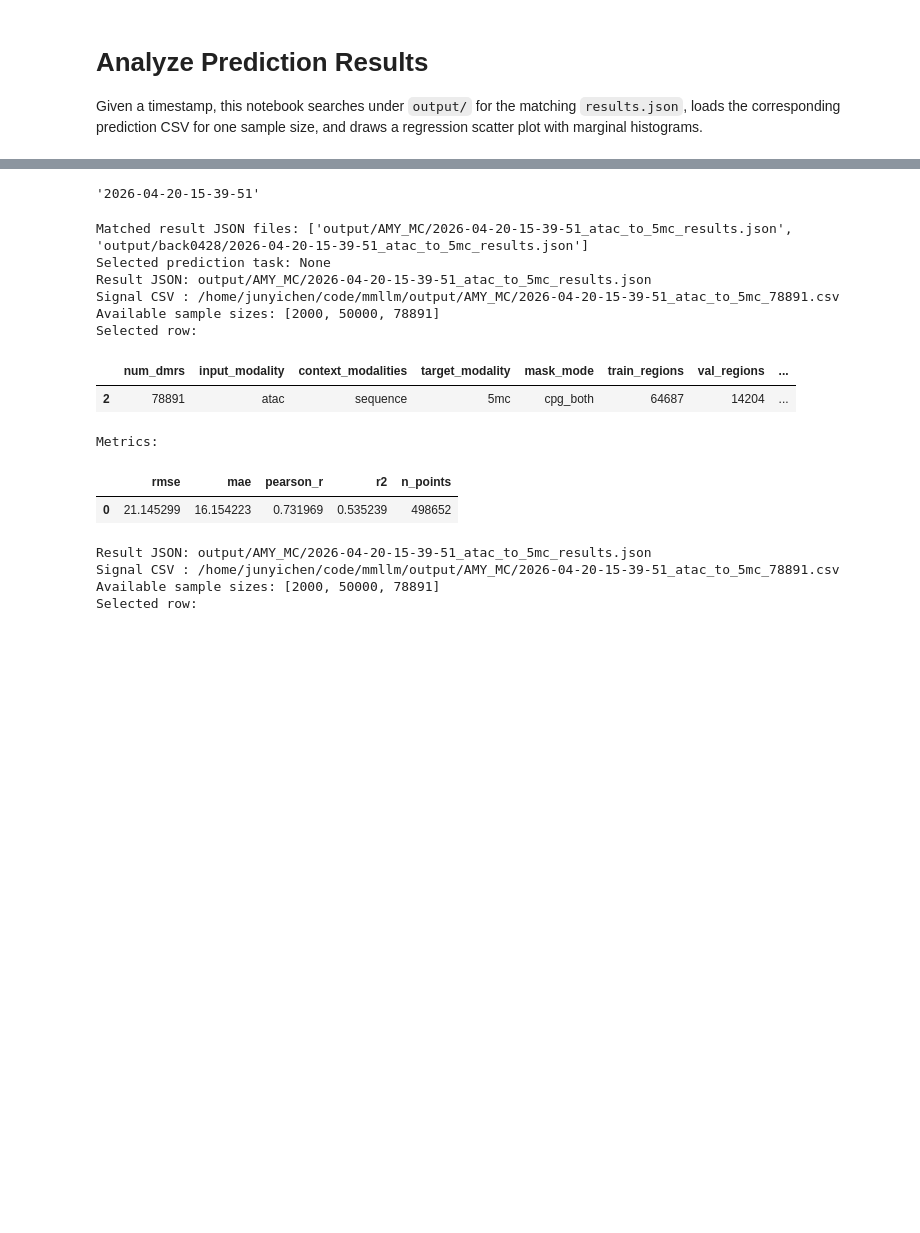
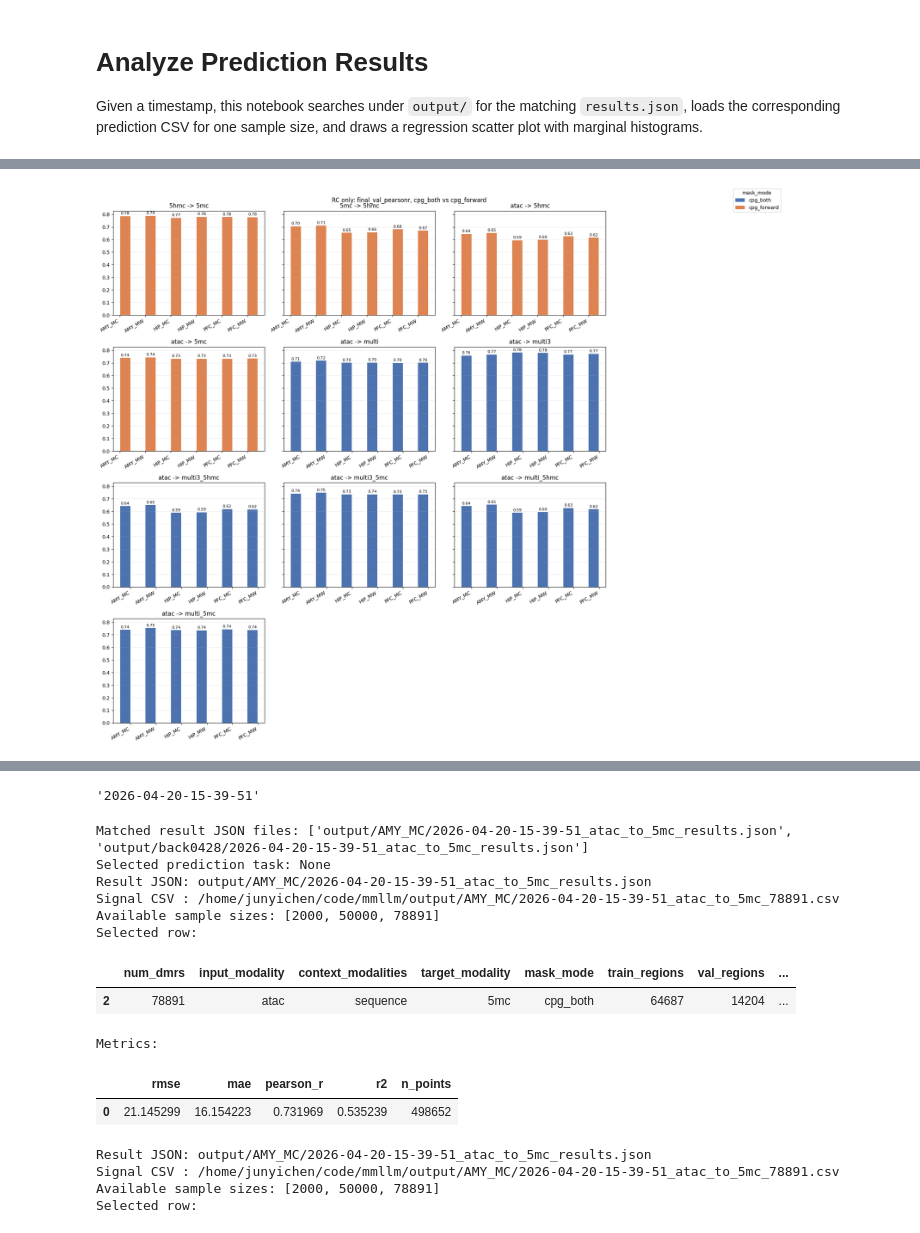
Before and after one commit to juychen/mmllm, a Jupyter notebook: analyze_prediction_results.ipynb, the cells around one changed output, grey strips where cells are left out. Drawn from its saved outputs; the diff is of its cells as text; code cells hidden in the pictures; blank space fills up the shorter version.

```diff
--- a/analyze_prediction_results.ipynb
+++ b/analyze_prediction_results.ipynb
@@ -190,0 +204,62 @@ line_df
+# %%
+# RC-only: compare final_val_pearsonr for cpg_both vs cpg_forward (side-by-side in same subplot)
+rc_df = plot_df[plot_df['rc_label'] == 'RC'].copy()
+if rc_df.empty:
+    print('No RC rows to plot.')
+else:
+    rc_df['mask_mode'] = rc_df['mask_mode'].fillna('None')
+    task_order_rc = sorted(rc_df['prediction_task'].dropna().unique())
+    # fixed order for side-by-side comparison
+    mask_modes = ['cpg_both', 'cpg_forward']
+    present = set(rc_df['mask_mode'].unique())
+    missing = [m for m in mask_modes if m not in present]
+    if missing:
+        print('Warning: missing mask_mode(s) in RC rows:', missing)
+    group_order = [f'{region}_{condition}' for region in ['AMY', 'HIP', 'PFC'] for condition in ['MC', 'MW']]
+    x = np.arange(len(group_order))
+    total_group_width = 0.84
+    bar_width = total_group_width / max(1, len(mask_modes))
+    palette = ['#4c72b0', '#dd8452']  # cpg_both, cpg_forward
+    ncols = min(3, len(task_order_rc))
+    nrows = (len(task_order_rc) + ncols - 1) // ncols
+    fig, axes = plt.subplots(nrows, ncols, figsize=(6 * ncols, 4 * max(1, nrows)), sharey=True)
+    if hasattr(axes, 'flatten'):
+        axes = list(axes.flatten())
+    else:
+        axes = [axes]
+    for idx, task_name in enumerate(task_order_rc):
+        axis = axes[idx]
+        task_rows = rc_df[rc_df['prediction_task'] == task_name].copy()
+        for m_i, m in enumerate(mask_modes):
+            values = []
+            for group in group_order:
+                subset = task_rows[(task_rows['group_label'] == group) & (task_rows['mask_mode'] == m)]
+                if not subset.empty:
+                    values.append(subset['final_val_pearsonr'].iloc[0])
+                else:
+                    values.append(np.nan)
+            offset = -total_group_width / 2 + (m_i + 0.5) * bar_width
+            bars = axis.bar(x + offset, values, width=bar_width * 0.95, color=palette[m_i], label=str(m))
+            # annotate each bar with the value (two decimals) if present
+            try:
+                vmax = float(np.nanmax(values)) if len(values) > 0 else 0.0
+            except Exception:
+                vmax = 0.0
+            y_offset = max(0.005, 0.01 * abs(vmax))
+            for bar in bars:
+                h = bar.get_height()
+                if not (isinstance(h, float) and np.isnan(h)):
+                    axis.text(bar.get_x() + bar.get_width() / 2.0, h + y_offset, f'{h:.2f}', ha='center', va='bottom', fontsize=8)
+        axis.set_title(task_name)
+        axis.set_xticks(x)
+        axis.set_xticklabels(group_order, rotation=30, ha='right')
+        axis.grid(axis='y', alpha=0.25)
+    for hide_idx in range(len(task_order_rc), len(axes)):
+        axes[hide_idx].set_visible(False)
+    handles, labels = axes[0].get_legend_handles_labels()
+    fig.legend(handles, labels, loc='upper left', bbox_to_anchor=(1.01, 1.0), title='mask_mode')
+    fig.suptitle('RC only: final_val_pearsonr, cpg_both vs cpg_forward')
+    fig.tight_layout(rect=[0, 0, 0.82, 1])
+    plt.show()
+# %% [output]
+[figure, added]
```
Also changed, not shown: parts of 7 cells of this notebook, 2 other files.
